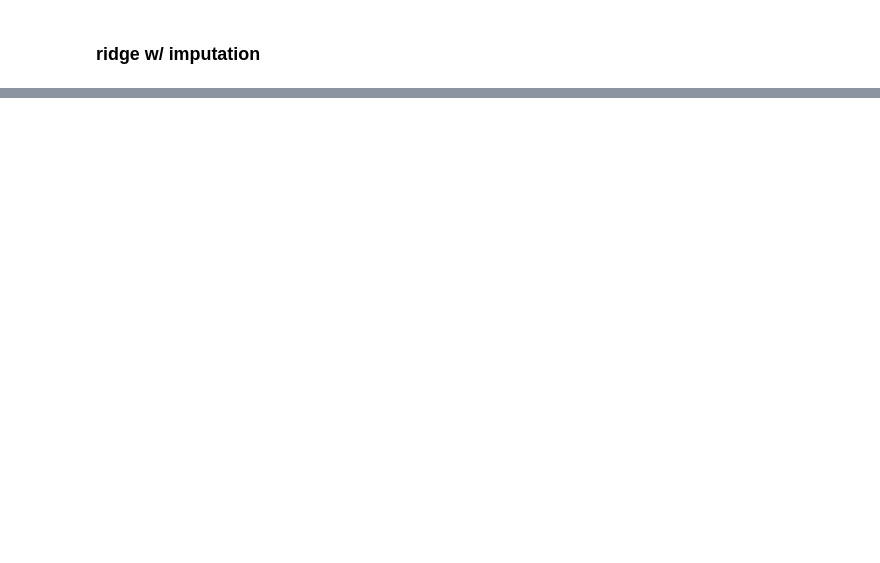
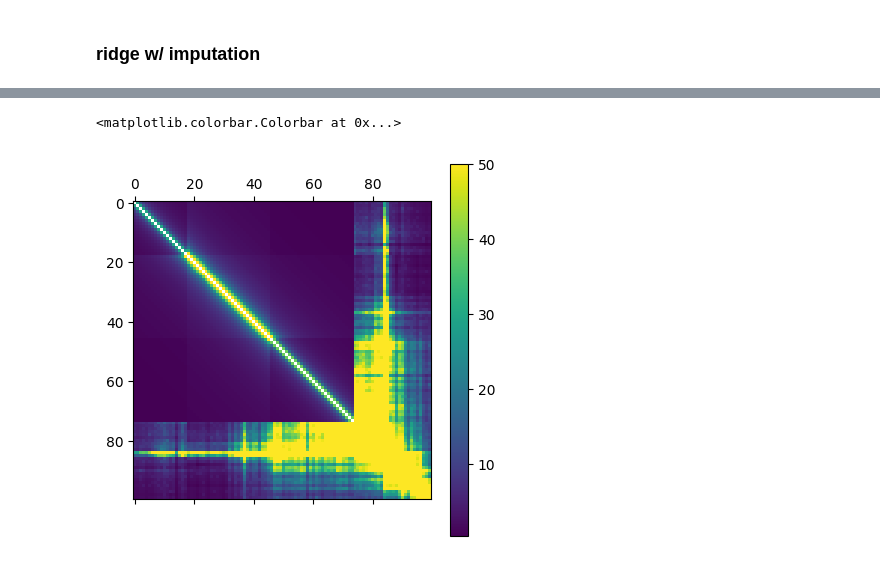
Before and after one commit to amulyagarimella/fast-sequencing-AI-imputation, a Jupyter notebook: notebooks/run_hicnn2.ipynb, the cells around one changed output, grey strips where cells are left out. Drawn from its saved outputs; the diff is of its cells as text; code cells hidden in the pictures; blank space fills up the shorter version.

```diff
--- a/notebooks/run_hicnn2.ipynb
+++ b/notebooks/run_hicnn2.ipynb
@@ -106,0 +108,6 @@ plt.colorbar()
+# %%
+plt.matshow(prediction_roi_ridge_imputed_expected[start:start+size, start:start+size], vmax=50)
+plt.colorbar()
+# %% [output]
+<matplotlib.colorbar.Colorbar at 0x...>
+[figure, added]
```
Also changed, not shown: parts of 7 cells of this notebook.
